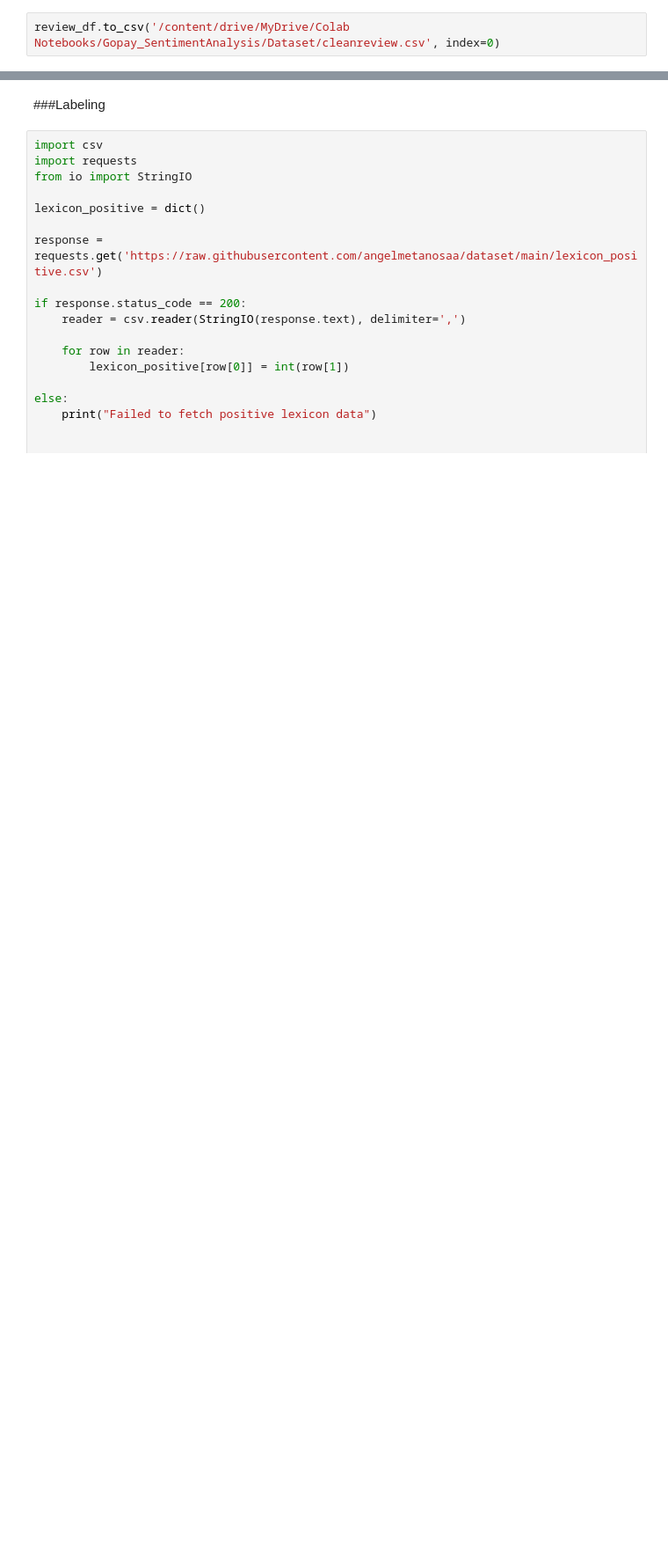
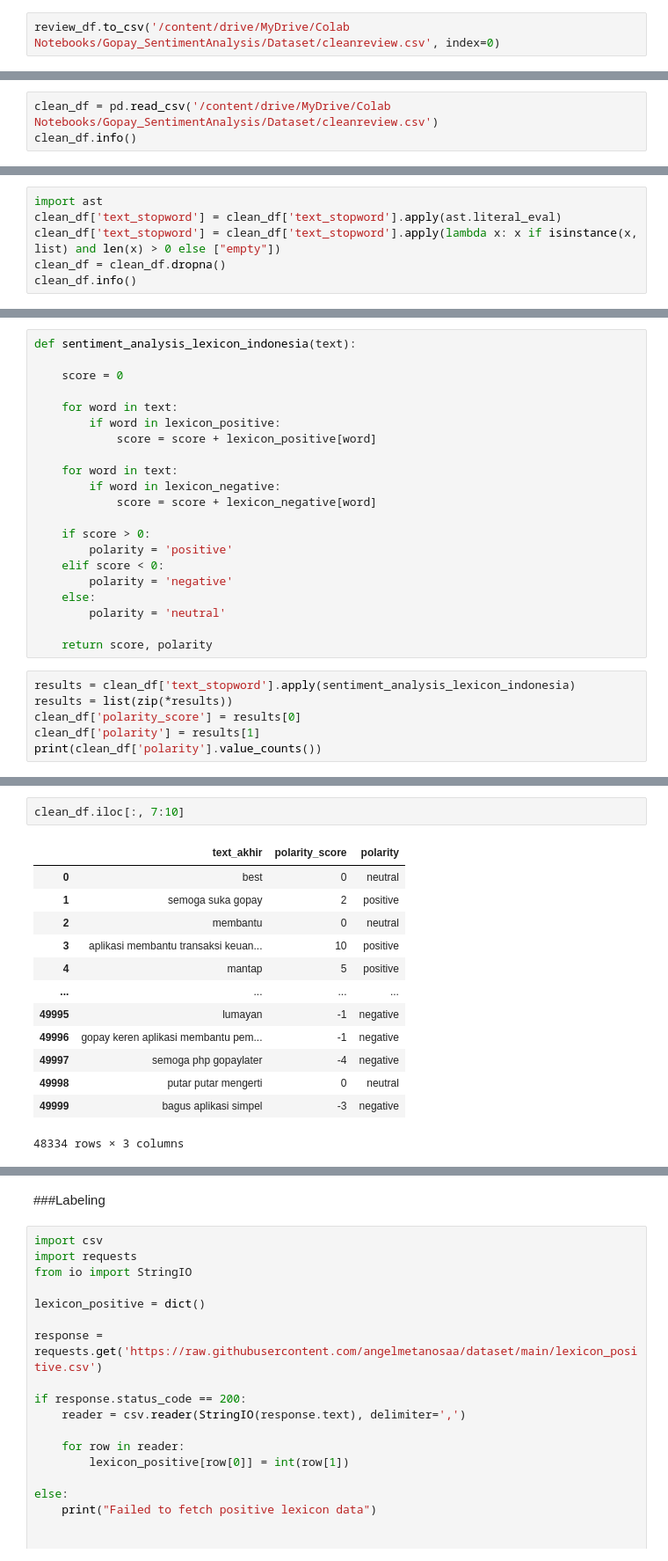
Before and after one commit to stephenardy/gopayApp_sentimentanalysis, a Jupyter notebook: Gopay_Sentiment_Analysis.ipynb, the cells around one changed output, grey strips where cells are left out. Shown at 88% size. Saved outputs shown, nothing was run; the diff lists cells and outputs as text; blank space fills up the shorter version.

```diff
--- a/Gopay_Sentiment_Analysis.ipynb
+++ b/Gopay_Sentiment_Analysis.ipynb
@@ -209,0 +418,3 @@ memory usage: 3.3+ MB
+# %%
+clean_df = pd.read_csv('/content/drive/MyDrive/Colab Notebooks/Gopay_SentimentAnalysis/Dataset/cleanreview.csv')
+clean_df.info()
@@ -209,0 +437,6 @@ memory usage: 3.3+ MB
+# %%
+import ast
+clean_df['text_stopword'] = clean_df['text_stopword'].apply(ast.literal_eval)
+clean_df['text_stopword'] = clean_df['text_stopword'].apply(lambda x: x if isinstance(x, list) and len(x) > 0 else ["empty"])
+clean_df = clean_df.dropna()
+clean_df.info()
@@ -209,0 +494,27 @@ memory usage: 3.3+ MB
+# %%
+def sentiment_analysis_lexicon_indonesia(text):
+
+    score = 0
+
+    for word in text:
+        if word in lexicon_positive:
+            score = score + lexicon_positive[word]
+
+    for word in text:
+        if word in lexicon_negative:
+            score = score + lexicon_negative[word]
+
+    if score > 0:
+        polarity = 'positive'
+    elif score < 0:
+        polarity = 'negative'
+    else:
+        polarity = 'neutral'
+
+    return score, polarity
+# %%
+results = clean_df['text_stopword'].apply(sentiment_analysis_lexicon_indonesia)
+results = list(zip(*results))
+clean_df['polarity_score'] = results[0]
+clean_df['polarity'] = results[1]
+print(clean_df['polarity'].value_counts())
@@ -209,0 +563,16 @@ memory usage: 3.3+ MB
+# %%
+clean_df.iloc[:, 7:10]
+# %% [output]
+|  | text_akhir | polarity_score | polarity |
+| 0 | best | 0 | neutral |
+| 1 | semoga suka gopay | 2 | positive |
+| 2 | membantu | 0 | neutral |
+| 3 | aplikasi membantu transaksi keuan... | 10 | positive |
+| 4 | mantap | 5 | positive |
+| ... | ... | ... | ... |
+| 49995 | lumayan | -1 | negative |
+| 49996 | gopay keren aplikasi membantu pem... | -1 | negative |
+| 49997 | semoga php gopaylater | -4 | negative |
+| 49998 | putar putar mengerti | 0 | neutral |
+| 49999 | bagus aplikasi simpel | -3 | negative |
+48334 rows × 3 columns
```
Also changed, not shown: parts of 69 cells of this notebook.
